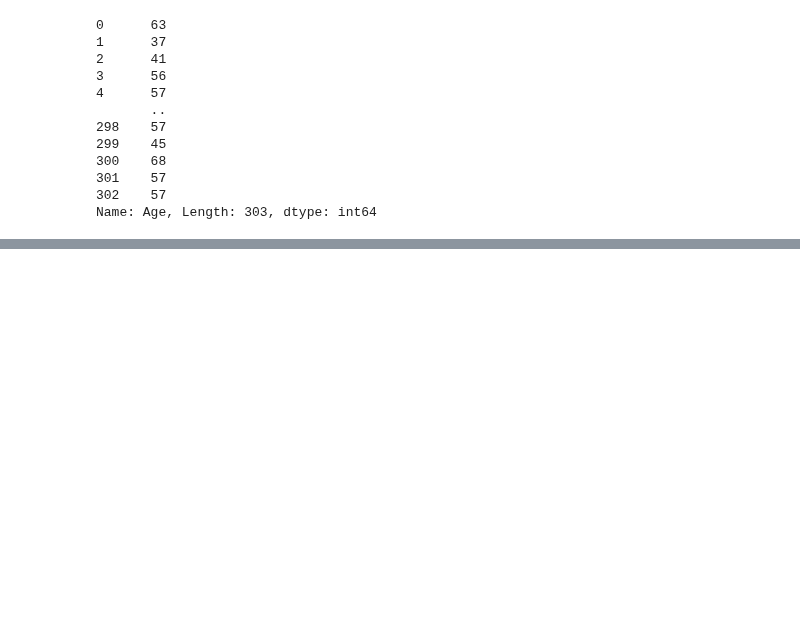
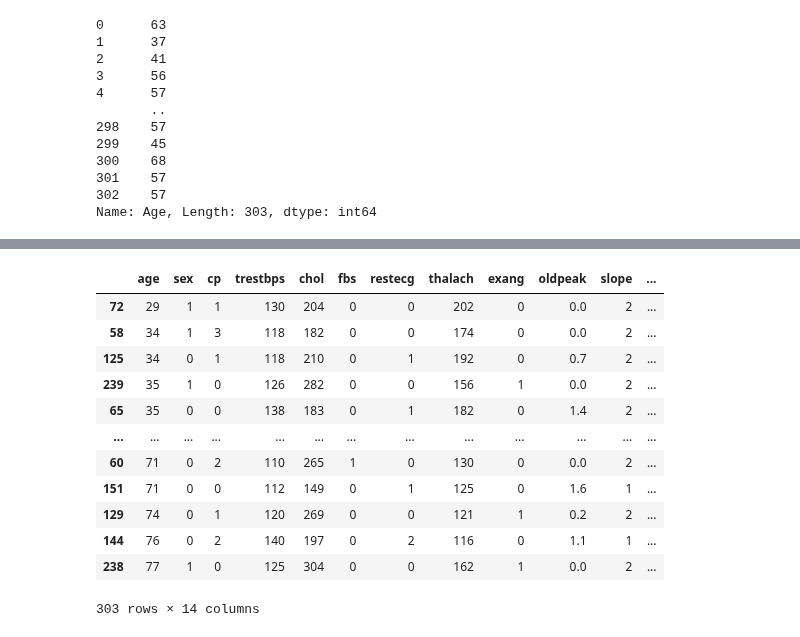
Before and after one commit to Nayan1s62/python-data-science-practice-365, a Jupyter notebook: Day-19/Pandas-method.ipynb, the cells around one changed output, grey strips where cells are left out. Saved outputs shown, nothing was run; the diff lists cells and outputs as text; code cells hidden in the pictures; blank space fills up the shorter version.

Commit message:
Added Day-20 Pandas challenges

```diff
--- a/Day-19/Pandas-method.ipynb
+++ b/Day-19/Pandas-method.ipynb
@@ -532,0 +592,4 @@ Name: Age, Length: 303, dtype: int64
+# %%
+import pandas as pd
+df = pd.read_csv("C:\\Users\\NAYAN\\Downloads\\dataset.csv")
+df.notnull().sum()
@@ -532,0 +606,17 @@ Name: Age, Length: 303, dtype: int64
+# %%
+# method 27 : sorting  () it sort the columns value
+df.sort_values("age")
+# %% [output]
+|  | age | sex | cp | trestbps | chol | fbs | restecg | thalach | exang | oldpeak | slope | ... |
+| 72 | 29 | 1 | 1 | 130 | 204 | 0 | 0 | 202 | 0 | 0.0 | 2 | ... |
+| 58 | 34 | 1 | 3 | 118 | 182 | 0 | 0 | 174 | 0 | 0.0 | 2 | ... |
+| 125 | 34 | 0 | 1 | 118 | 210 | 0 | 1 | 192 | 0 | 0.7 | 2 | ... |
+| 239 | 35 | 1 | 0 | 126 | 282 | 0 | 0 | 156 | 1 | 0.0 | 2 | ... |
+| 65 | 35 | 0 | 0 | 138 | 183 | 0 | 1 | 182 | 0 | 1.4 | 2 | ... |
+| ... | ... | ... | ... | ... | ... | ... | ... | ... | ... | ... | ... | ... |
+| 60 | 71 | 0 | 2 | 110 | 265 | 1 | 0 | 130 | 0 | 0.0 | 2 | ... |
+| 151 | 71 | 0 | 0 | 112 | 149 | 0 | 1 | 125 | 0 | 1.6 | 1 | ... |
+| 129 | 74 | 0 | 1 | 120 | 269 | 0 | 0 | 121 | 1 | 0.2 | 2 | ... |
+| 144 | 76 | 0 | 2 | 140 | 197 | 0 | 2 | 116 | 0 | 1.1 | 1 | ... |
+| 238 | 77 | 1 | 0 | 125 | 304 | 0 | 0 | 162 | 1 | 0.0 | 2 | ... |
+303 rows × 14 columns
```
Also changed, not shown: parts of 15 cells of this notebook, 2 other files.
